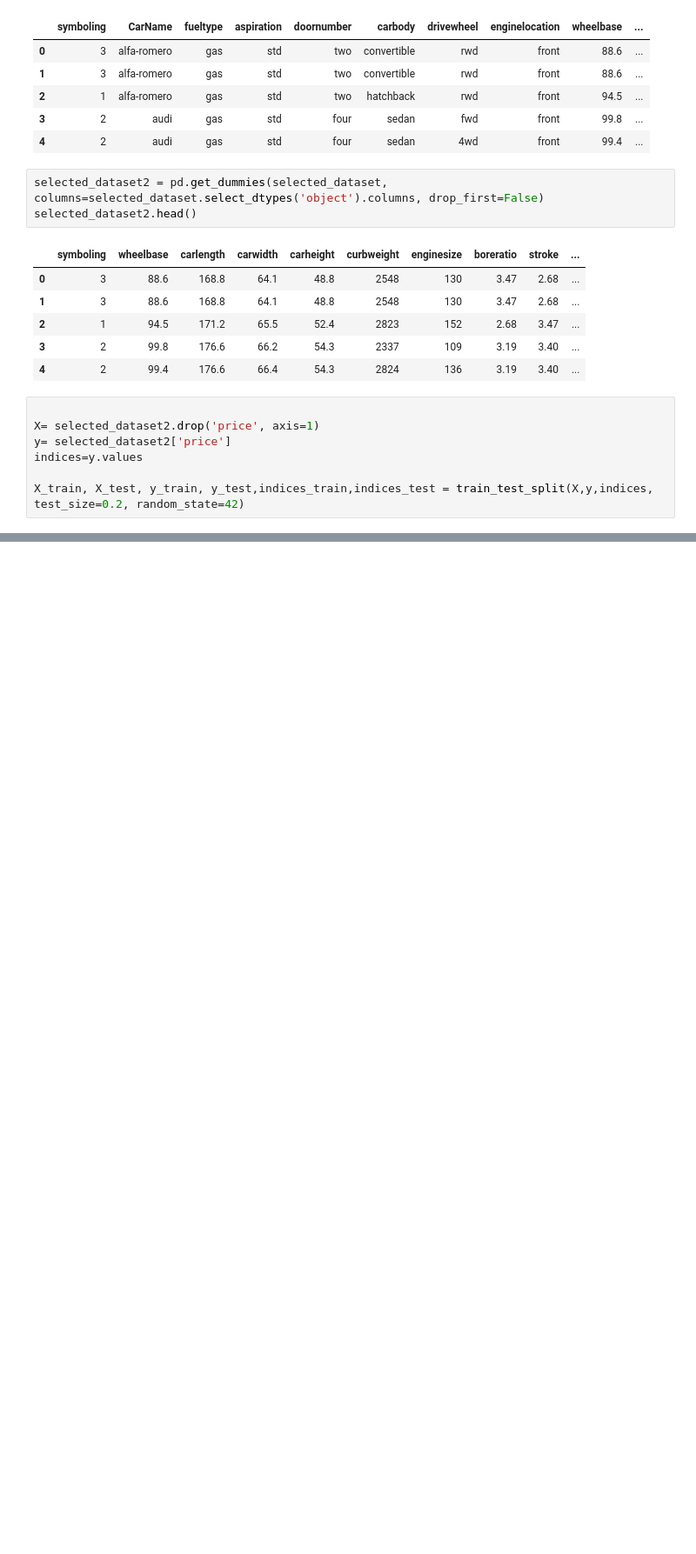
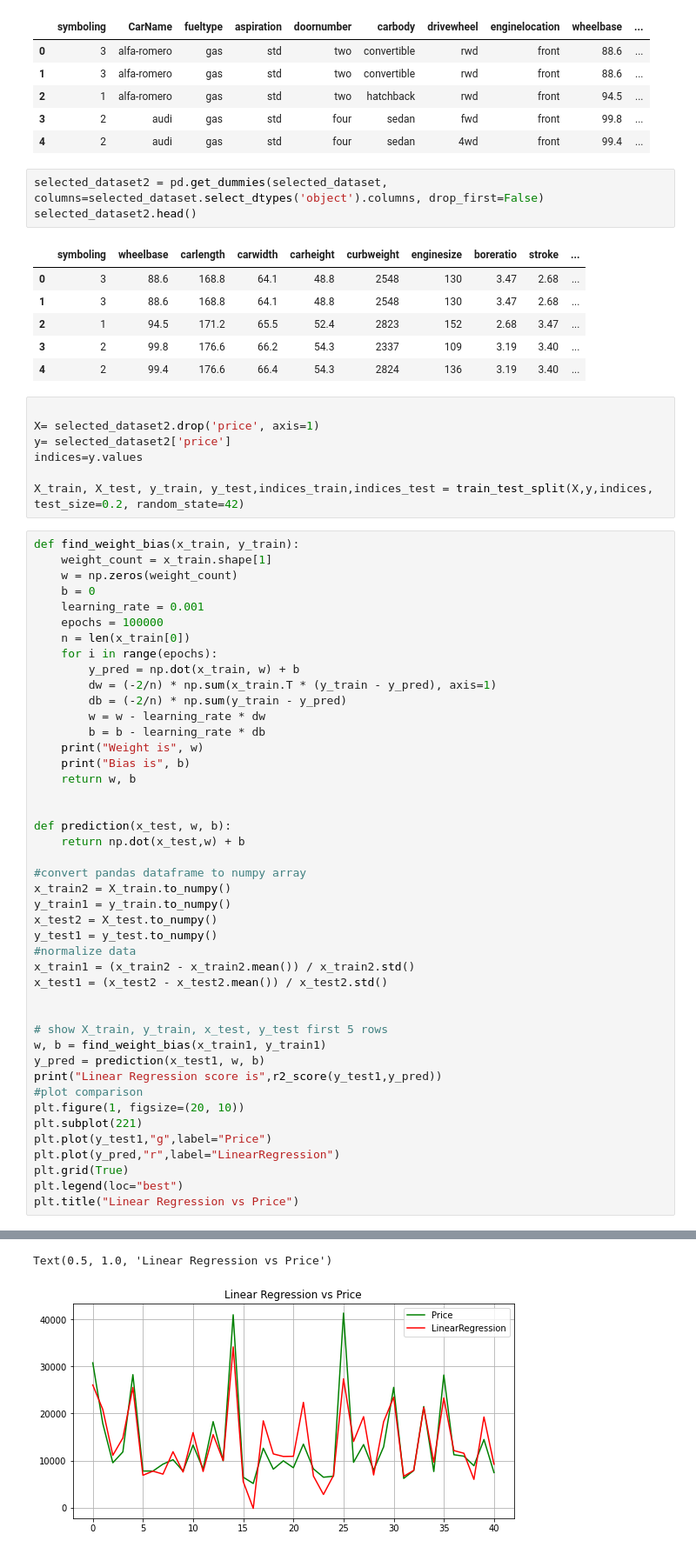
Before and after one commit to dominhkhoi2002/CarPrice_Prediction, a Jupyter notebook: CarPrice.ipynb, the cells around one changed output, grey strips where cells are left out. Shown at 87% size. Drawn from its saved outputs; the diff is of its cells as text; blank space fills up the shorter version.

```diff
--- a/CarPrice.ipynb
+++ b/CarPrice.ipynb
@@ -198,3 +216,48 @@ y= selected_dataset2['price']
 indices=y.values
 
 X_train, X_test, y_train, y_test,indices_train,indices_test = train_test_split(X,y,indices, test_size=0.2, random_state=42)
+# %%
+def find_weight_bias(x_train, y_train):
+    weight_count = x_train.shape[1]
+    w = np.zeros(weight_count)
+    b = 0
+    learning_rate = 0.001
+    epochs = 100000
+    n = len(x_train[0])
+    for i in range(epochs):
+        y_pred = np.dot(x_train, w) + b
+        dw = (-2/n) * np.sum(x_train.T * (y_train - y_pred), axis=1)
+        db = (-2/n) * np.sum(y_train - y_pred)
+        w = w - learning_rate * dw
+        b = b - learning_rate * db
+    print("Weight is", w)
+    print("Bias is", b)
+    return w, b
+
+
+def prediction(x_test, w, b):
+    return np.dot(x_test,w) + b
+
+#convert pandas dataframe to numpy array
+x_train2 = X_train.to_numpy()
+y_train1 = y_train.to_numpy()
+x_test2 = X_test.to_numpy()
+y_test1 = y_test.to_numpy()
+#normalize data
+x_train1 = (x_train2 - x_train2.mean()) / x_train2.std()
+x_test1 = (x_test2 - x_test2.mean()) / x_test2.std()
+
+
+# show X_train, y_train, x_test, y_test first 5 rows
+w, b = find_weight_bias(x_train1, y_train1)
+y_pred = prediction(x_test1, w, b)
+print("Linear Regression score is",r2_score(y_test1,y_pred))
+#plot comparison
+plt.figure(1, figsize=(20, 10))
+plt.subplot(221)
+plt.plot(y_test1,"g",label="Price")
+plt.plot(y_pred,"r",label="LinearRegression")
+plt.grid(True)
+plt.legend(loc="best")
+plt.title("Linear Regression vs Price")
+# %% [output]
@@ -201 +281,3 @@ X_train, X_test, y_train, y_test,indices_train,indices_test = train_test_split(X
+Text(0.5, 1.0, 'Linear Regression vs Price')
+[figure, added]
 # %%
```
Also changed, not shown: parts of 5 cells of this notebook.
